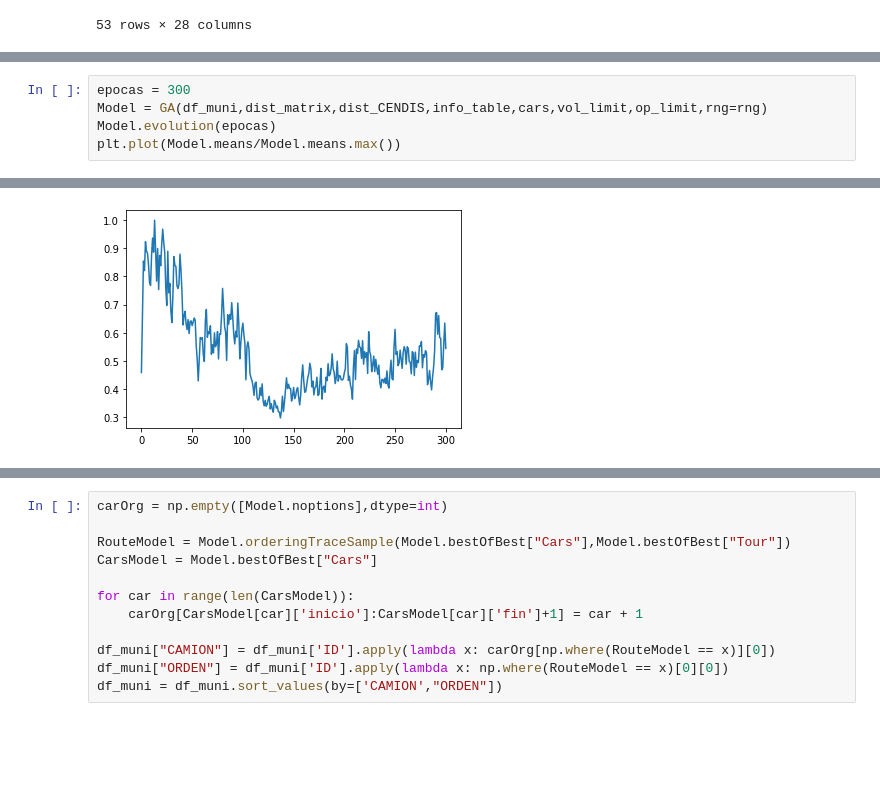
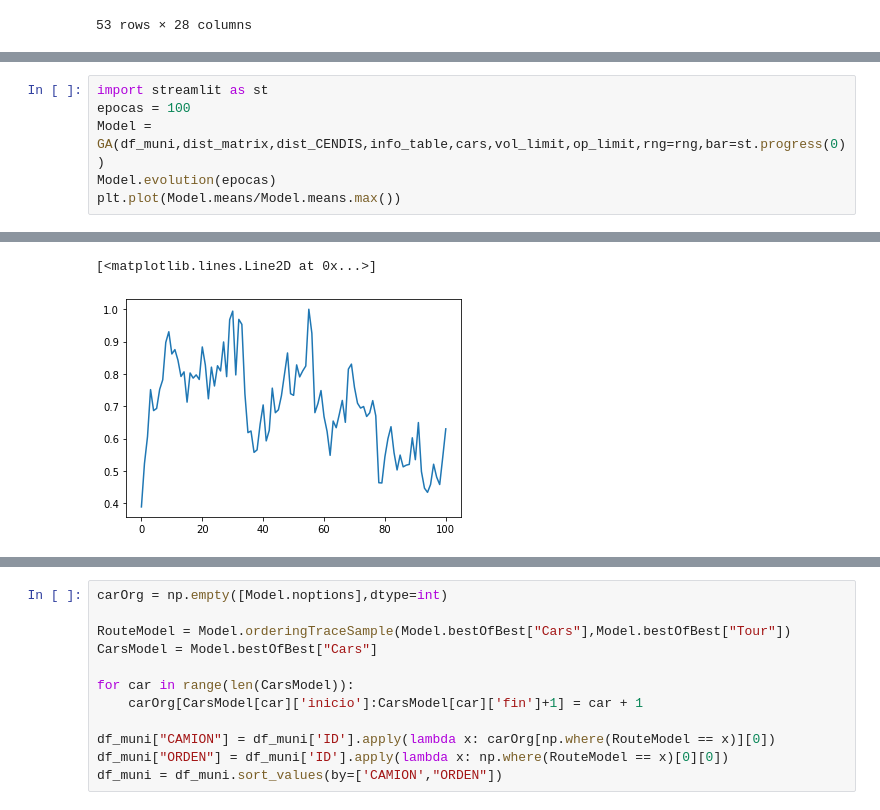
Before and after one commit to arismendyl/RutaJ, a Jupyter notebook: test.ipynb, the cells around one changed output, grey strips where cells are left out. Saved outputs shown, nothing was run; the diff lists cells and outputs as text; blank space fills up the shorter version.

```diff
--- a/test.ipynb
+++ b/test.ipynb
@@ -103,6 +85,7 @@ info_table = df_muni.groupby(identifier)[volumen].agg([info_s,info_c])
 # %%
-epocas = 300
-Model = GA(df_muni,dist_matrix,dist_CENDIS,info_table,cars,vol_limit,op_limit,rng=rng)
+import streamlit as st
+epocas = 100
+Model = GA(df_muni,dist_matrix,dist_CENDIS,info_table,cars,vol_limit,op_limit,rng=rng,bar=st.progress(0))
 Model.evolution(epocas)
 plt.plot(Model.means/Model.means.max())
 # %% [output]
@@ -110 +97,2 @@ plt.plot(Model.means/Model.means.max())
+[<matplotlib.lines.Line2D at 0x...>]
-[figure, old version]
+[figure, new version]
```
Also changed, not shown: parts of 12 cells of this notebook, 9 other files.
